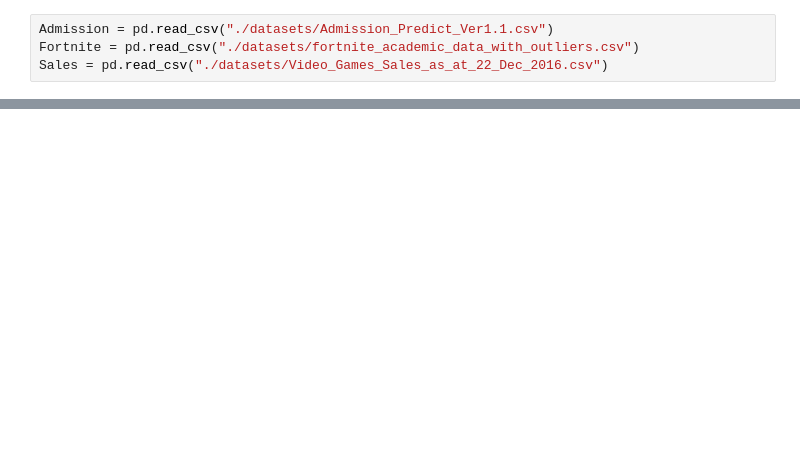
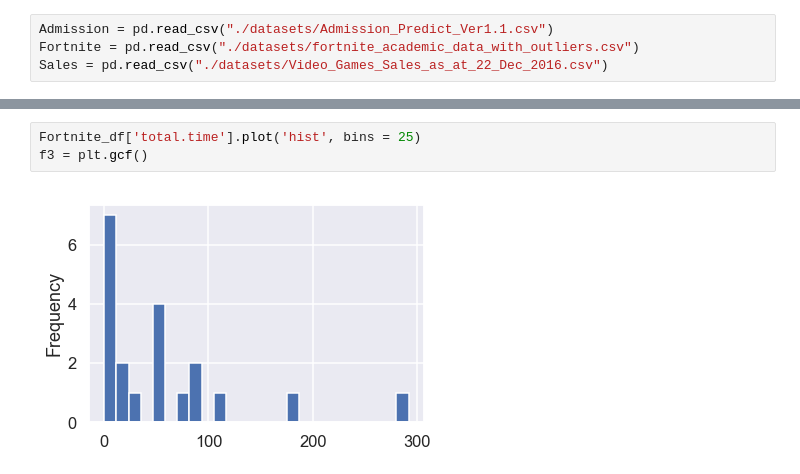
Before and after one commit to WayGold/COGS-108-FinalProject, a Jupyter notebook: FinalProject.ipynb, the cells around one changed output, grey strips where cells are left out. Drawn from its saved outputs; the diff is of its cells as text; blank space fills up the shorter version.

```diff
--- a/FinalProject.ipynb
+++ b/FinalProject.ipynb
@@ -101,0 +112,5 @@ Sales_tmp.head(n = 20)
+# %%
+Fortnite_df['total.time'].plot('hist', bins = 25)
+f3 = plt.gcf()
+# %% [output]
+[figure, added]
```
Also changed, not shown: parts of 14 cells of this notebook.
